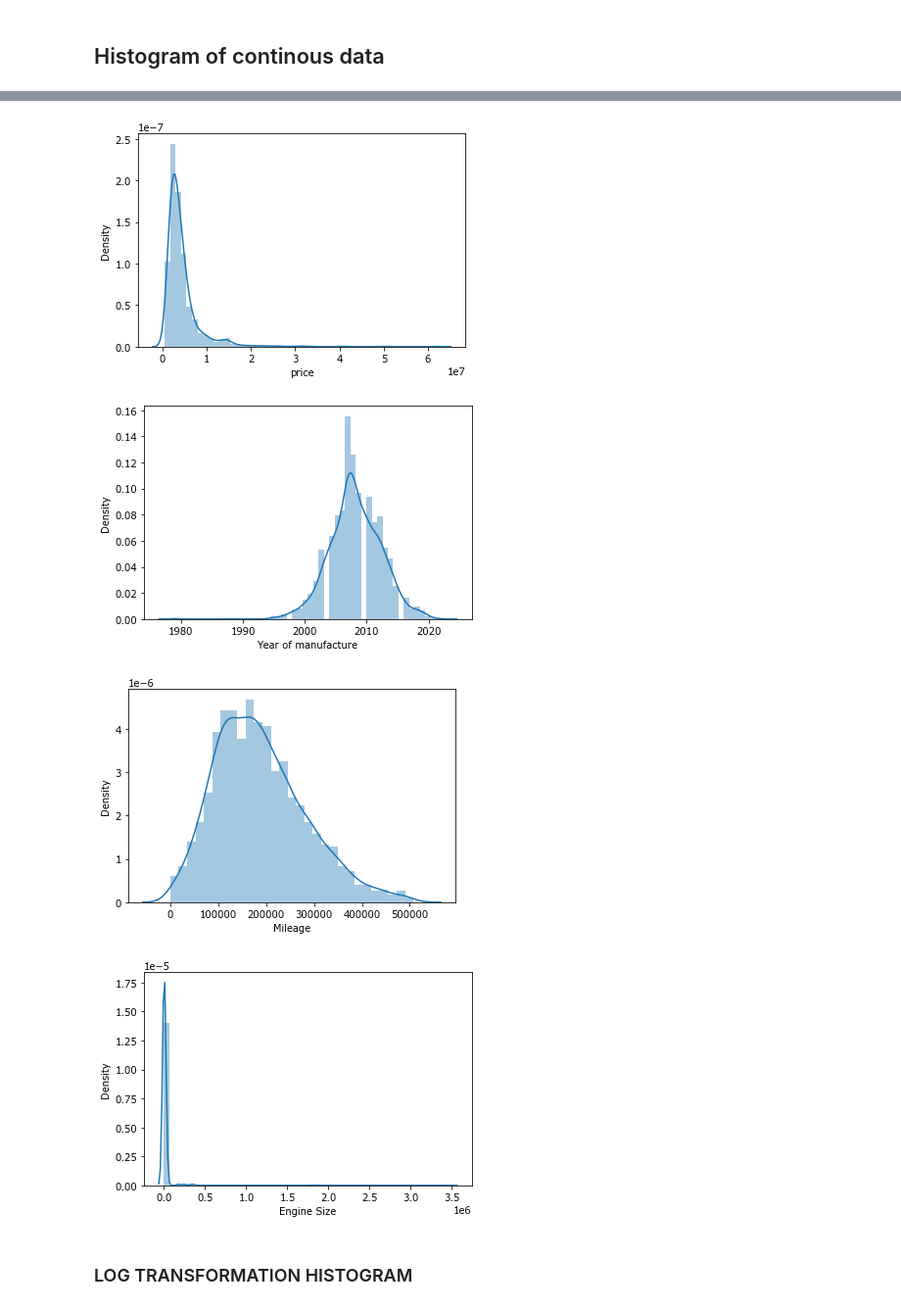
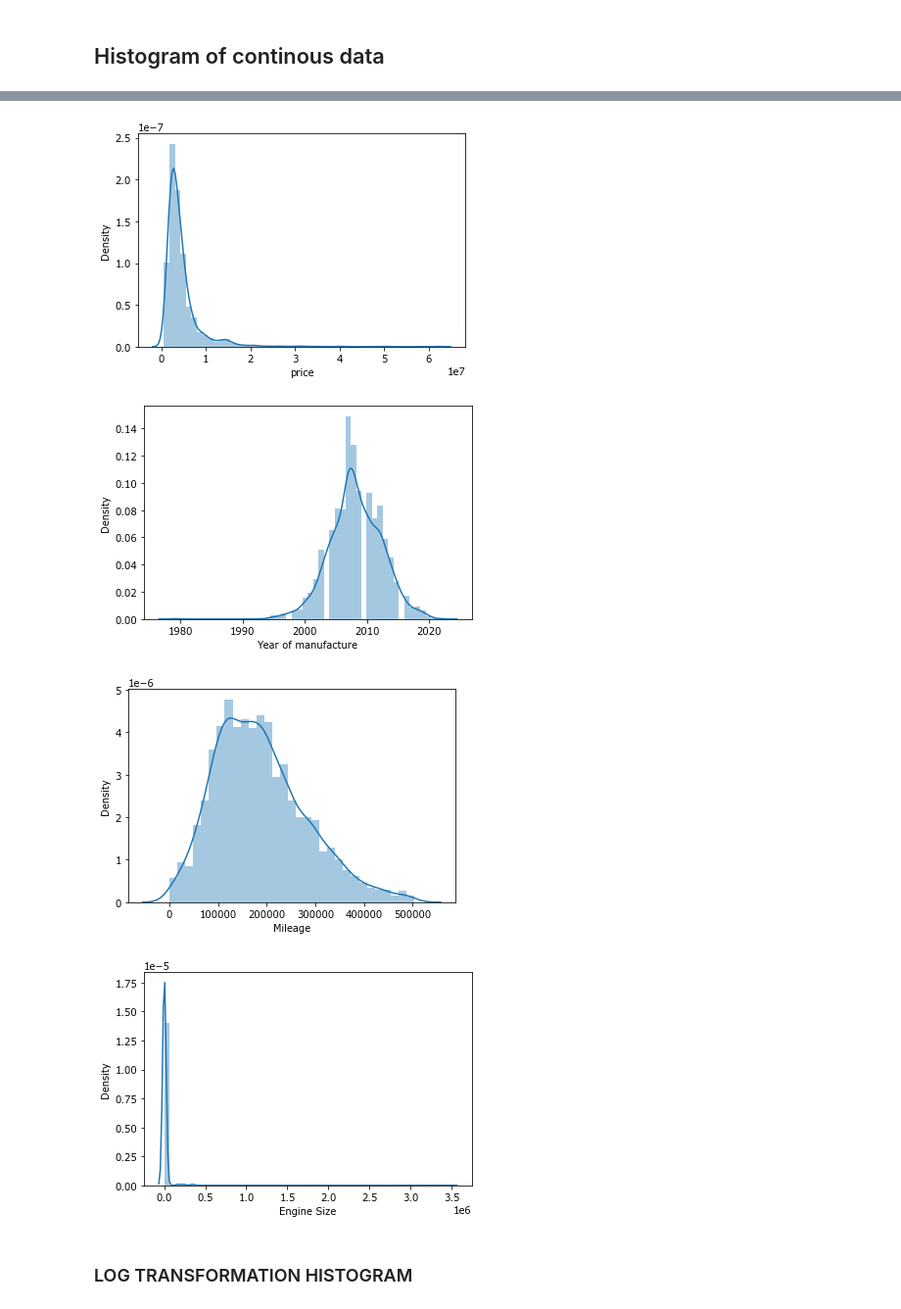
Before and after one commit to Onafowokan-Testament/Predictive-Car-Price-Model, a Jupyter notebook: main.ipynb, the cells around one changed output, grey strips where cells are left out. Shown at 98% size. Saved outputs shown, nothing was run; the diff lists cells and outputs as text; code cells hidden in the pictures.

```diff
--- a/main.ipynb
+++ b/main.ipynb
@@ -51 +46,3 @@ copy_train_split = train_split.copy()
+# %%
+copy_data= car_data.copy()
 # %%
@@ -87,6 +95,6 @@ copy_train_split.describe()
 # %%
-q = copy_train_split['Mileage'].quantile(0.99)
-copy_train_split = copy_train_split[(copy_train_split['Mileage']) < q]
+q = car_data['Mileage'].quantile(0.99)
+copy_data = copy_data[(copy_data['Mileage']) < q]
 # %%
 columns = ["price","Year of manufacture", "Mileage", "Engine Size"]
 
@@ -94,7 +102,7 @@ fig, axes = plt.subplots(nrows= len(columns), ncols=1, figsize= (8, 6*len(column
 
 for i, column in enumerate(columns):
     ax = axes[i]
-    ax.hist(copy_train_split[column])
+    ax.hist(copy_data[column])
     ax.set_xlabel(columns[i])
 plt.tight_layout()
 
@@ -107,17 +115,17 @@ plt.show()
 # %%
 columns = ["price","Year of manufacture", "Mileage", "Engine Size"]
 
 for column in columns:
-    sns.distplot(copy_train_split[column])
+    sns.distplot(copy_data[column])
     plt.show()
 
 
 # Display the plot
 # %% [output]
 [figure]
-[figure, old version]
+[figure, new version]
-[figure, old version]
+[figure, new version]
-[figure, old version]
+[figure, new version]
 # %% [markdown]
 ### LOG TRANSFORMATION HISTOGRAM
 # %%
```
Also changed, not shown: parts of 28 cells of this notebook.
